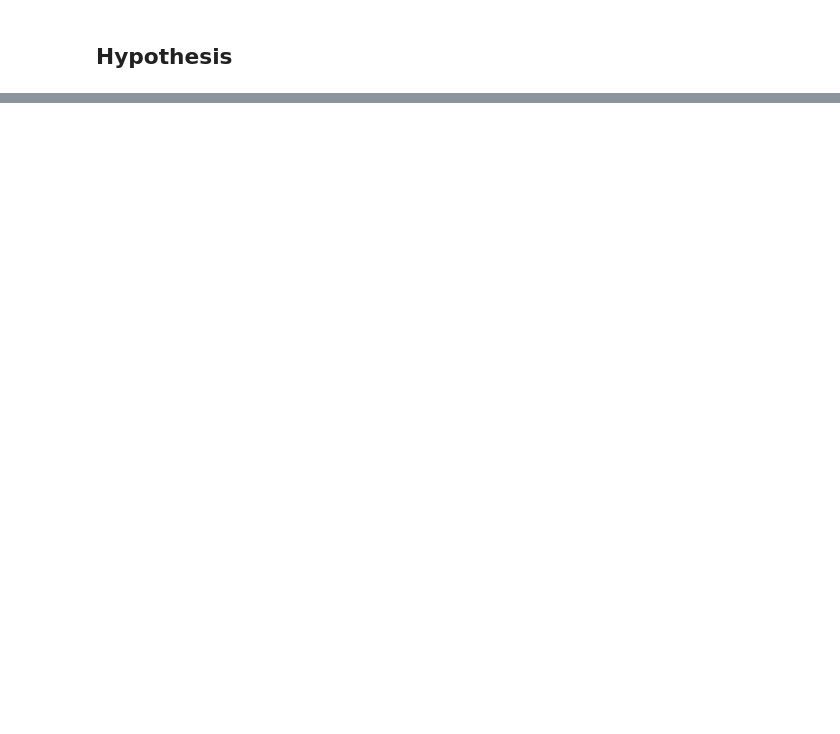
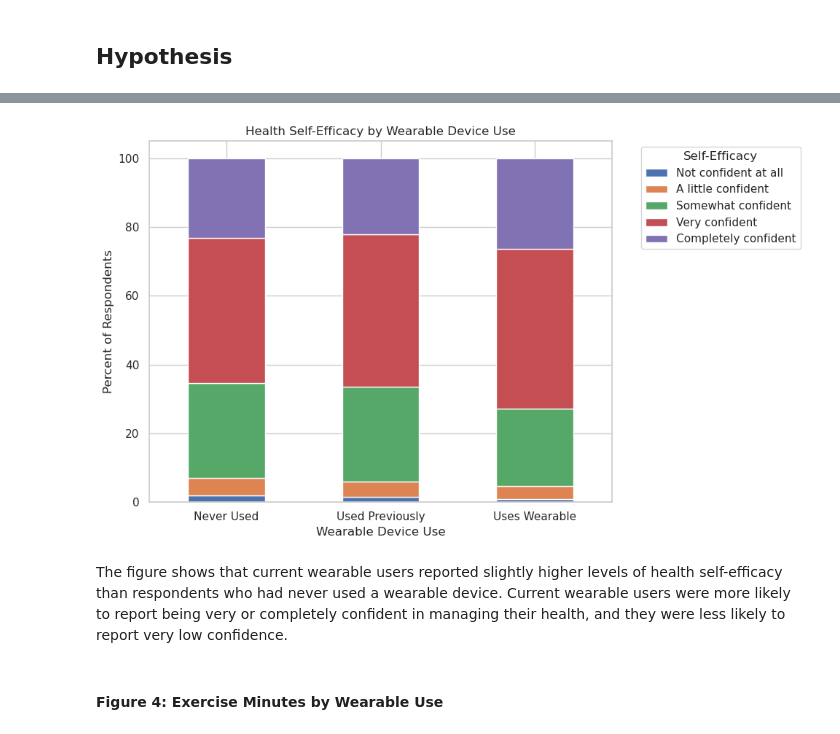
Before and after one commit to COGS108/Group-SP26-104, a Jupyter notebook: 03-FinalProject.ipynb, the cells around one changed output, grey strips where cells are left out. Cells and saved outputs as stored; diff of their text form; code cells hidden in the pictures; blank space fills up the shorter version.

```diff
--- a/03-FinalProject.ipynb
+++ b/03-FinalProject.ipynb
@@ -491,0 +388,7 @@ Wrap it all up here.  Somewhere between 3 and 10 paragraphs roughly.
+# %%
+# Create capped exercise variable for visualization only
+# The original Exercise_Minutes column will still be used for statistical analysis
+
+hints_clean['Exercise_Minutes_Capped'] = hints_clean['Exercise_Minutes'].clip(upper=1000)
+
+hints_clean[['Exercise_Minutes', 'Exercise_Minutes_Capped']].describe()
@@ -491,0 +536,10 @@ Wrap it all up here.  Somewhere between 3 and 10 paragraphs roughly.
+# %%
+# Create a cross-tabulation of wearable use and health self-efficacy
+
+selfeff_wearable = pd.crosstab(
+    hints_clean['Wearable_Label'],
+    hints_clean['SelfEfficacy_Label'],
+    normalize='index'
+) * 100
+
+selfeff_wearable
@@ -491,0 +552,29 @@ Wrap it all up here.  Somewhere between 3 and 10 paragraphs roughly.
+# %%
+# Plot health self-efficacy distribution by wearable-use group
+# A stacked bar chart helps compare the percentage breakdown of confidence levels across groups
+
+selfeff_wearable.plot(
+    kind='bar',
+    stacked=True,
+    figsize=(10, 6)
+)
+
+plt.title('Health Self-Efficacy by Wearable Device Use')
+plt.xlabel('Wearable Device Use')
+plt.ylabel('Percent of Respondents')
+
+plt.legend(
+    title='Self-Efficacy',
+    bbox_to_anchor=(1.05, 1),
+    loc='upper left'
+)
+
+plt.xticks(rotation=0)
+plt.tight_layout()
+plt.show()
+# %% [output]
+[figure, added]
+# %% [markdown]
+The figure shows that current wearable users reported slightly higher levels of health self-efficacy than respondents who had never used a wearable device. Current wearable users were more likely to report being very or completely confident in managing their health, and they were less likely to report very low confidence.
+# %% [markdown]
+#### Figure 4: Exercise Minutes by Wearable Use
```
Also changed, not shown: parts of 97 cells of this notebook.
